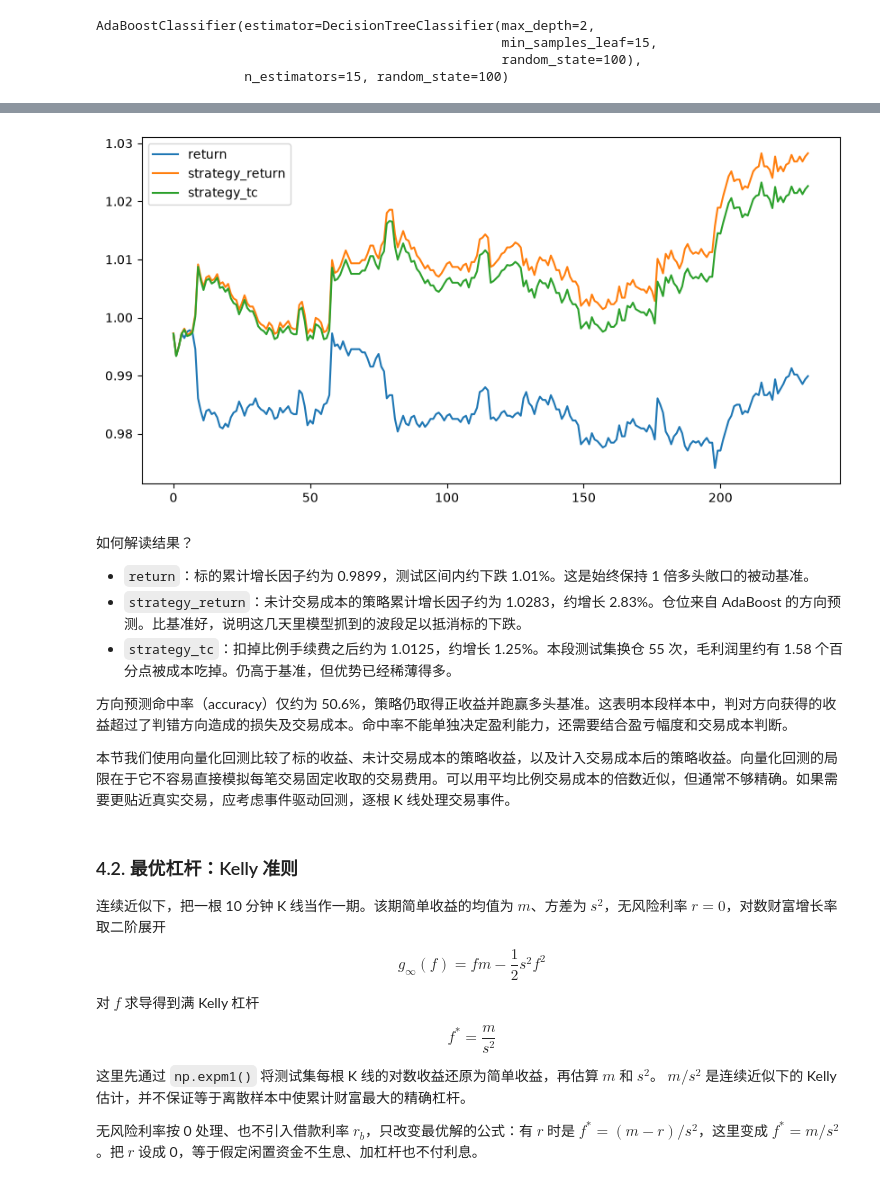
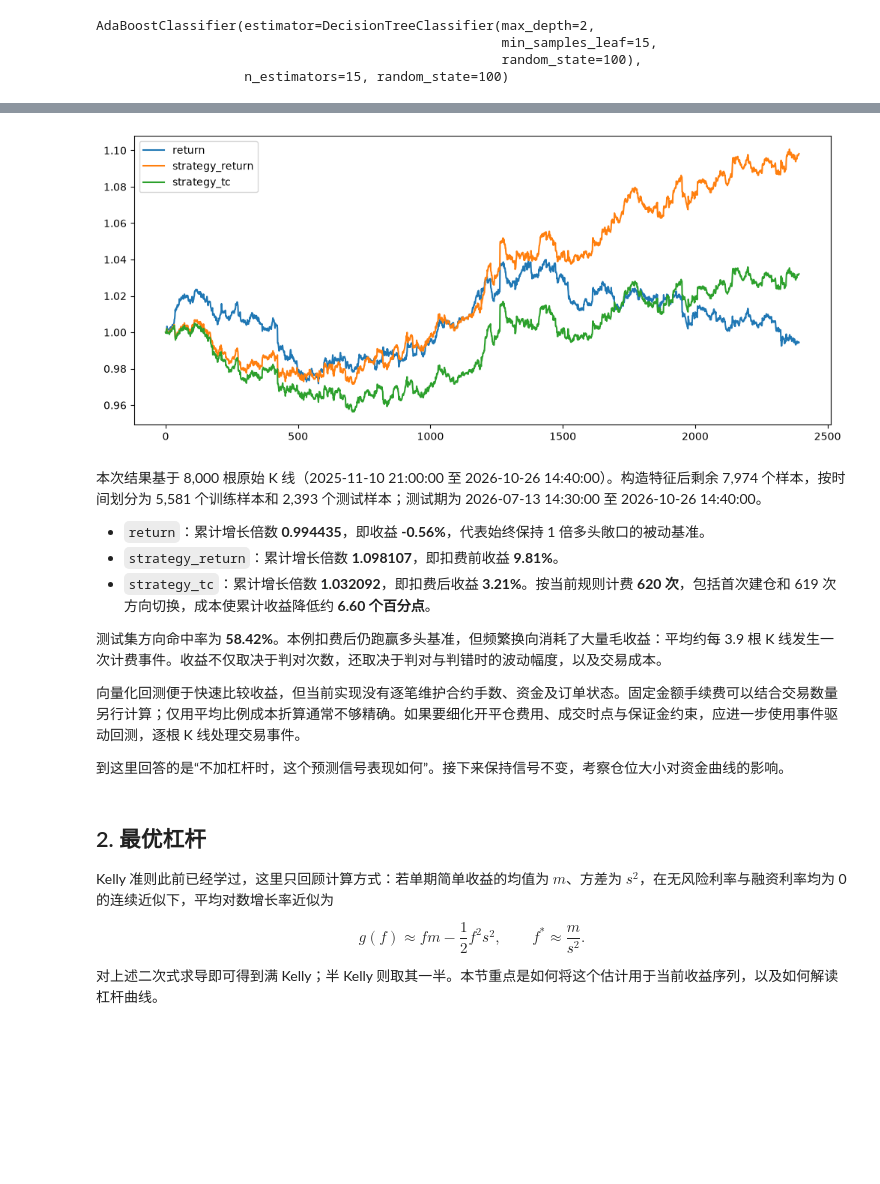
Before and after one commit to zhaojinting2020/quant-trading-learning-path, a Jupyter notebook: attachments/Python-算法交易学习笔记-Cpv4djLFwoWd2CxiXgsc4laSn2f/code/ML_Based_Trading_Strategy.ipynb, the cells around one changed output, grey strips where cells are left out. Saved outputs shown, nothing was run; the diff lists cells and outputs as text; code cells hidden in the pictures; blank space fills up the shorter version.

```diff
--- a/attachments/Python-算法交易学习笔记-Cpv4djLFwoWd2CxiXgsc4laSn2f/code/ML_Based_Trading_Strategy.ipynb
+++ b/attachments/Python-算法交易学习笔记-Cpv4djLFwoWd2CxiXgsc4laSn2f/code/ML_Based_Trading_Strategy.ipynb
@@ -128,8 +79,10 @@ data.columns = [instrument,]
 
 window = 20
 data['return'] = np.log(data / data.shift(1))
-data['volumn'] = data['return'].rolling(window).std()
-data['momentum'] = np.sign(data['return'].rolling(window).mean())
+data['volatility'] = data['return'].rolling(window).std()
+momentum_tol = 1e-12  # 数值容差，不是交易信号阈值
+mean_return = data['return'].rolling(window).mean()
+data['momentum'] = np.sign(mean_return.mask(mean_return.abs() <= momentum_tol, 0.0))
 data['sma'] = data[instrument].rolling(window).mean()
 data['min'] = data[instrument].rolling(window).min()
 data['max'] = data[instrument].rolling(window).max()
@@ -162,6 +117,6 @@ data
 # %%
 lags = 6
-features = ['return', 'volumn', 'momentum', 'sma', 'min', 'max']
+features = ['return', 'volatility', 'momentum', 'sma', 'min', 'max']
 cols = []
 
 for f in features:
@@ -171,5 +126,5 @@ for f in features:
         cols.append(col)
 
 data.dropna(inplace=True)
-# 标签：本根 K 线对数收益 > 0 为 +1，=0 或 <0 都为 -1
-data['direction'] = np.where(data['return'] > 0, 1, -1)
+# 标签：本根 K 线对数收益 >= 0 为 +1，<0 为 -1
+data['direction'] = np.where(data['return'] >= 0, 1, -1)
@@ -261,8 +199,8 @@ model = AdaBoostClassifier(
 # %%
 split = int(len(data) * 0.7)
 train = data.iloc[:split].copy()
-mu, std = train.mean(), train.std()
-train_ = (train - mu) / std
+mu, std = train[cols].mean(), train[cols].std()
+train_ = (train[cols] - mu) / std
 
 model.fit(train_[cols], train['direction'])
 # %% [output]
@@ -280,7 +218,7 @@ accuracy_score(train['direction'], train['strategy_pos'])
 # %%
 # 在测试集上评估模型。测试集使用训练集的均值和标准差进行标准化。
 test = data.iloc[split:].copy()
-test_ = (test - mu) / std
+test_ = (test[cols] - mu) / std
 test['strategy_pos'] = model.predict(test_[cols])
 
 accuracy_score(test['direction'], test['strategy_pos'])
@@ -331,34 +301,29 @@ strategy_tc        1.022633
 dtype: float64
 # %%
 # 横轴用 K 线序号，避免休市空档被画成斜线
-test[['return', 'strategy_return', 'strategy_tc']].cumsum().apply(np.exp).reset_index(drop=True).plot(figsize=(10, 5));
+test[['return', 'strategy_return', 'strategy_tc']].cumsum().apply(np.exp).reset_index(drop=True).plot(figsize=(12, 5));
 # %% [output]
-[figure, old version]
+[figure, new version]
 # %% [markdown]
-如何解读结果？
+本次结果基于 8,000 根原始 K 线（2025-11-10 21:00:00 至 2026-10-26 14:40:00）。构造特征后剩余 7,974 个样本，按时间划分为 5,581 个训练样本和 2,393 个测试样本；测试期为 2026-07-13 14:30:00 至 2026-10-26 14:40:00。
 
-- `return`：标的累计增长因子约为 0.9899，测试区间内约下跌 1.01%。这是始终保持 1 倍多头敞口的被动基准。
-- `strategy_return`：未计交易成本的策略累计增长因子约为 1.0283，约增长 2.83%。仓位来自 AdaBoost 的方向预测。比基准好，说明这几天里模型抓到的波段足以抵消标的下跌。
-- `strategy_tc`：扣掉比例手续费之后约为 1.0125，约增长 1.25%。本段测试集换仓 55 次，毛利润里约有 1.58 个百分点被成本吃掉。仍高于基准，但优势已经稀薄得多。
+- `return`：累计增长倍数 **0.994435**，即收益 **-0.56%**，代表始终保持 1 倍多头敞口的被动基准。
+- `strategy_return`：累计增长倍数 **1.098107**，即扣费前收益 **9.81%**。
+- `strategy_tc`：累计增长倍数 **1.032092**，即扣费后收益 **3.21%**。按当前规则计费 **620 次**，包括首次建仓和 619 次方向切换，成本使累计收益降低约 **6.60 个百分点**。
 
-方向预测命中率（accuracy）仅约为 50.6%，策略仍取得正收益并跑赢多头基准。这表明本段样本中，判对方向获得的收益超过了判错方向造成的损失及交易成本。命中率不能单独决定盈利能力，还需要结合盈亏幅度和交易成本判断。
+测试集方向命中率为 **58.42%**。本例扣费后仍跑赢多头基准，但频繁换向消耗了大量毛收益：平均约每 3.9 根 K 线发生一次计费事件。收益不仅取决于判对次数，还取决于判对与判错时的波动幅度，以及交易成本。
 
-本节我们使用向量化回测比较了标的收益、未计交易成本的策略收益，以及计入交易成本后的策略收益。向量化回测的局限在于它不容易直接模拟每笔交易固定收取的交易费用。可以用平均比例交易成本的倍数近似，但通常不够精确。如果需要更贴近真实交易，应考虑事件驱动回测，逐根 K 线处理交易事件。
+向量化回测便于快速比较收益，但当前实现没有逐笔维护合约手数、资金及订单状态。固定金额手续费可以结合交易数量另行计算；仅用平均比例成本折算通常不够精确。如果要细化开平仓费用、成交时点与保证金约束，应进一步使用事件驱动回测，逐根 K 线处理交易事件。
+
+到这里回答的是“不加杠杆时，这个预测信号表现如何”。接下来保持信号不变，考察仓位大小对资金曲线的影响。
 # %% [markdown]
-### 4.2. 最优杠杆：Kelly 准则
+## 2. 最优杠杆
 
-连续近似下，把一根 10 分钟 K 线当作一期。该期简单收益的均值为 $m$、方差为 $s^2$，无风险利率 $r=0$，对数财富增长率取二阶展开
+Kelly 准则此前已经学过，这里只回顾计算方式：若单期简单收益的均值为 $m$、方差为 $s^2$，在无风险利率与融资利率均为 0 的连续近似下，平均对数增长率近似为
 
 $$
-g_{\infty}(f)=f m-\frac{1}{2}s^{2} f^{2}
+g(f)\approx fm-\frac12f^2s^2,
+\qquad f^*\approx\frac{m}{s^2}.
 $$
 
-对 $f$ 求导得到满 Kelly 杠杆
-
-$$
-f^{*}=\frac{m}{s^{2}}
-$$
-
-这里先通过 `np.expm1()` 将测试集每根 K 线的对数收益还原为简单收益，再估算 $m$ 和 $s^{2}$。 $m/s^{2}$ 是连续近似下的 Kelly 估计，并不保证等于离散样本中使累计财富最大的精确杠杆。
-
-无风险利率按 0 处理、也不引入借款利率 $r_{b}$，只改变最优解的公式：有 $r$ 时是 $f^{*}=(m-r)/s^{2}$，这里变成 $f^{*}=m/s^{2}$。把 $r$ 设成 0，等于假定闲置资金不生息、加杠杆也不付利息。
+对上述二次式求导即可得到满 Kelly；半 Kelly 则取其一半。本节重点是如何将这个估计用于当前收益序列，以及如何解读杠杆曲线。
```
Also changed, not shown: parts of 55 cells of this notebook, 18 other files.
